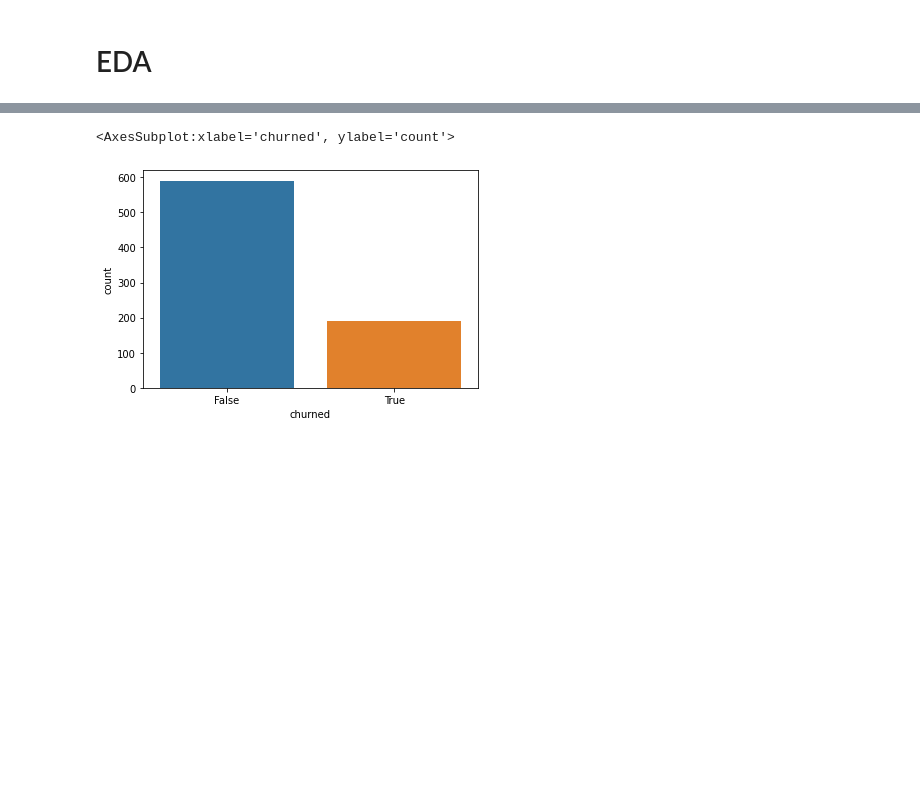
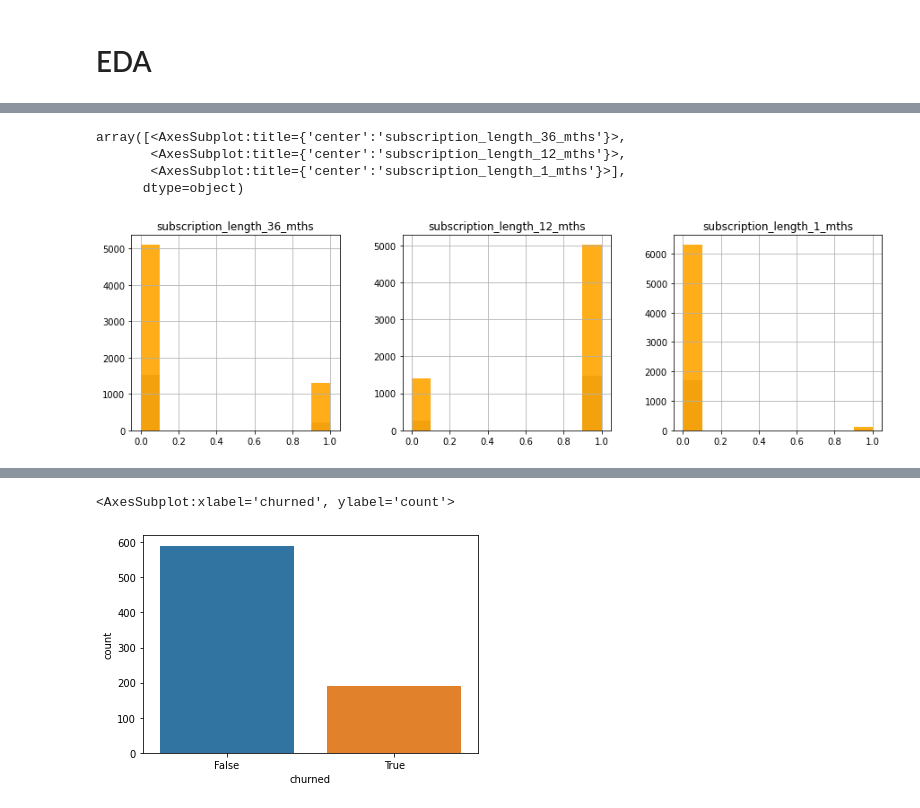
Before and after one commit to PZawieja/sql-vimcar, a Jupyter notebook: ML/Customer Churrn/20211203_customer_churn_prediction.ipynb, the cells around one changed output, grey strips where cells are left out. Cells and saved outputs as stored; diff of their text form; code cells hidden in the pictures; blank space fills up the shorter version.

```diff
--- a/ML/Customer Churrn/20211203_customer_churn_prediction.ipynb
+++ b/ML/Customer Churrn/20211203_customer_churn_prediction.ipynb
@@ -248 +267,22 @@ df.drop(columns = ['is_fleet', 'sat_score_cs', 'sat_score_other', 'tickets_cs_la
+# %%
+features = ['subscription_length_36_mths', 'subscription_length_12_mths','subscription_length_1_mths']
+fig, ax = plt.subplots(1, 3, figsize=(15, 4))
+df[df['churned'] == 0][features].hist(bins=10, color="grey", alpha=0.9, ax=ax)
+df[df['churned'] == 1][features].hist(bins=10, color="orange", alpha=0.9, ax=ax)
+
+
+# Visualize the count of customer churn::
+# sns.countplot(x ='subscription_length_36_mths', hue = "churned", data = df)
+# sns.countplot(x ='subscription_length_12_mths', hue = "churned", data = df)
+# sns.countplot(x ='subscription_length_1_mths', hue = "churned", data = df)
+# sns.countplot(x ='billing_every_12_mths', hue = "churned", data = df)
+# sns.countplot(x ='billing_every_3_mths', hue = "churned", data = df)
+# sns.countplot(x ='billing_every_1_mths', hue = "churned", data = df)
+# sns.countplot(x ='discount', hue = "churned", data = df)
+# %% [output]
+array([<AxesSubplot:title={'center':'subscription_length_36_mths'}>,
+       <AxesSubplot:title={'center':'subscription_length_12_mths'}>,
+       <AxesSubplot:title={'center':'subscription_length_1_mths'}>],
+      dtype=object)
+[figure, added]
 # %%
```
Also changed, not shown: parts of 30 cells of this notebook, 3 other files.
